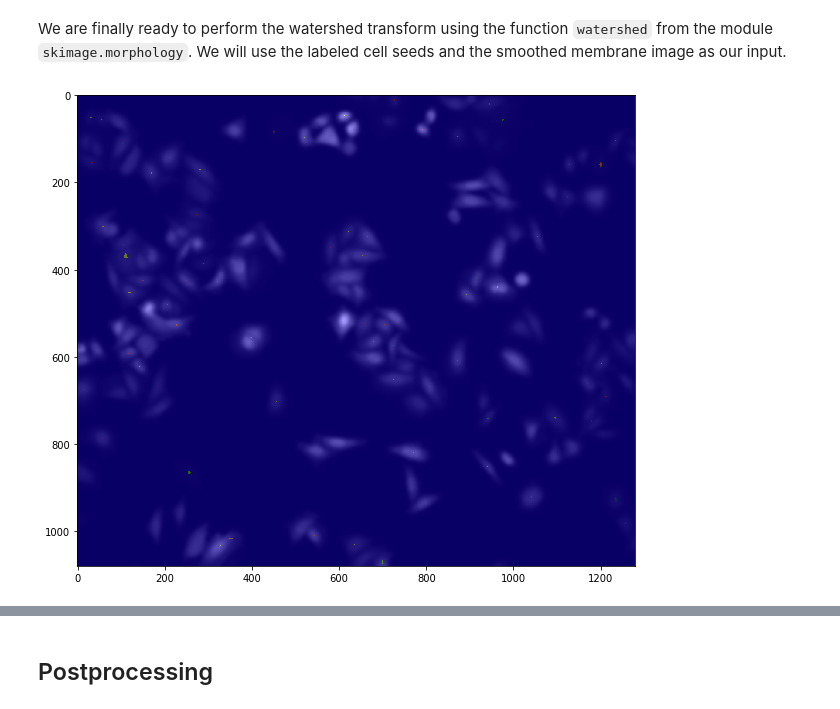
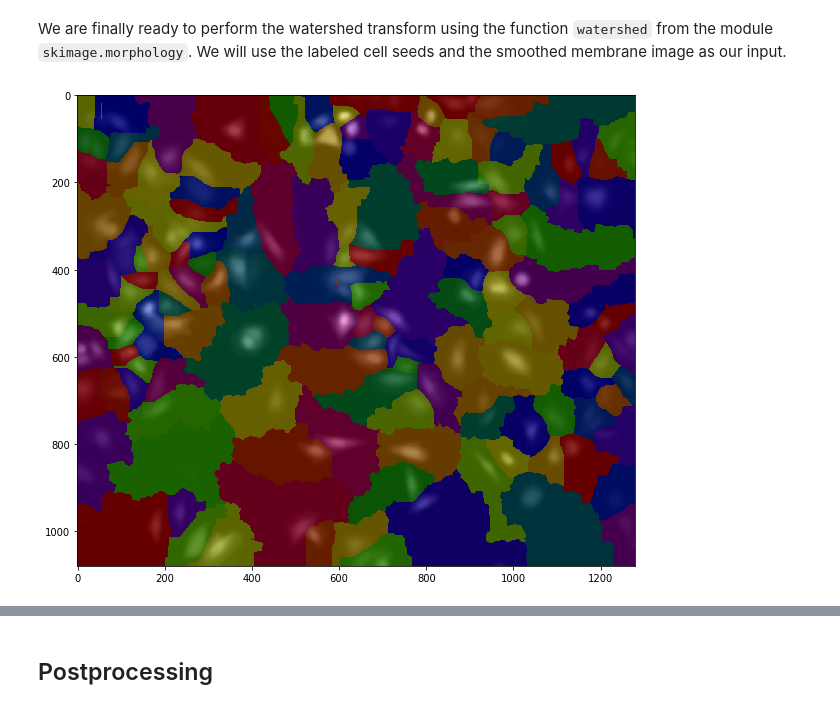
Before and after one commit to vanvalenlab/intro-to-deepcell, a Jupyter notebook: Day2_ImageProcessing.ipynb, the cells around one changed output, grey strips where cells are left out. Saved outputs shown, nothing was run; the diff lists cells and outputs as text; code cells hidden in the pictures.

Commit message:
watershed fixed

```diff
--- a/Day2_ImageProcessing.ipynb
+++ b/Day2_ImageProcessing.ipynb
@@ -380,7 +380,7 @@ We will begin by running a distance transform to find seeds for our watershed tr
 dist_trans = ndi.distance_transform_edt(mem_final)
 
 # Smooth the distance transform
-dist_trans_smooth = ndi.filters.gaussian_filter(dist_trans, sigma=5)
+dist_trans_smooth = ndi.filters.gaussian_filter(dist_trans, sigma=3)
 
 # Visualize the result
 plt.figure(figsize=(7,7))
@@ -432,18 +436,20 @@ plt.show()
 We are finally ready to perform the watershed transform using the function `watershed` from the module `skimage.morphology`. We will use the labeled cell seeds and the smoothed membrane image as our input.
 # %%
 from skimage.morphology import watershed
-ws = watershed(img_smooth8, seeds_labeled)
+#ws = watershed(img_smooth8, seeds_labeled)
+#ws = watershed(~img_smooth8, seeds_labeled)
+ws = watershed(-img_smooth, seeds_labeled)
 
 # Show the result as transparent overlay over the smoothed input image
 
 # Like the masked overlay of the seeds, this can be achieved by making two calls to 'imshow',
 # one for the background image and one for the segmentation. Instead of masking away background,
 # this time we make the segmentation image semi-transparent by adjusting the keyword argument 'alpha'
 # of the 'imshow' function, which specifies opacity. Be sure to choose an appropriate colormap that
 # allows you to distinguish the segmented cells even if cells with a very similar ID are next to each other
 plt.figure(figsize=(10,10))
 plt.imshow(img_smooth8, interpolation='none', cmap='gray')
 plt.imshow(ws, interpolation='none', cmap='prism', alpha=0.4)
 plt.show()
 # %% [output]
-[figure, old version]
+[figure, new version]
```
Also changed, not shown: parts of 7 cells of this notebook, 2 other files.
